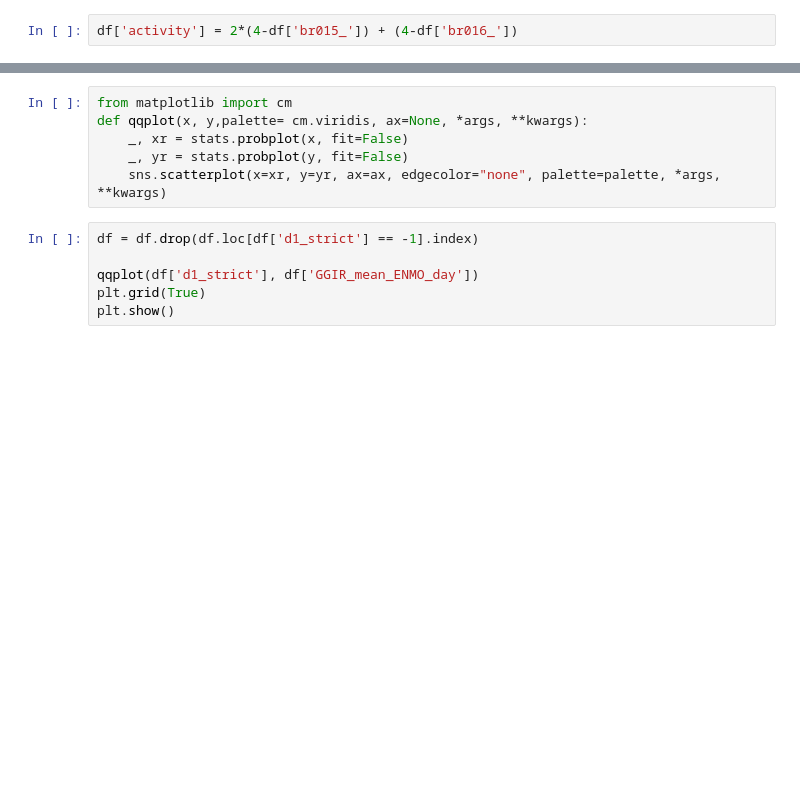
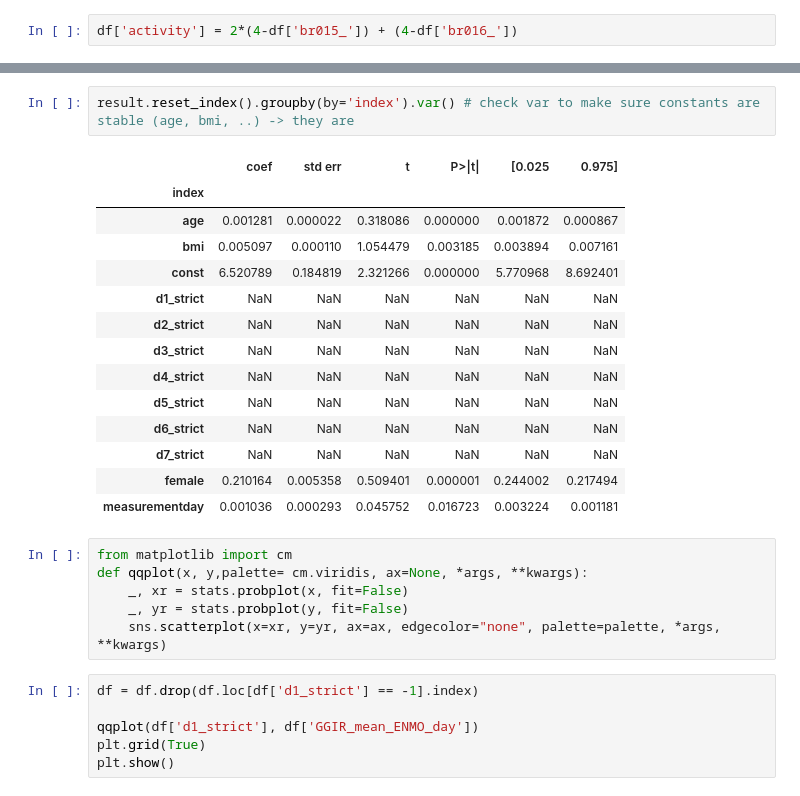
Before and after one commit to mjoeli/csb_project, a Jupyter notebook: regression_day.ipynb, the cells around one changed output, grey strips where cells are left out. Drawn from its saved outputs; the diff is of its cells as text; blank space fills up the shorter version.

```diff
--- a/regression_day.ipynb
+++ b/regression_day.ipynb
@@ -125,3 +197,20 @@ df['activity'] = 2*(4-df['br015_']) + (4-df['br016_'])
+# %%
+result.reset_index().groupby(by='index').var() # check var to make sure constants are stable (age, bmi, ..) -> they are
+# %% [output]
+|  | coef | std err | t | P>|t| | [0.025 | 0.975] |
+| index |  |  |  |  |  |  |
+| age | 0.001281 | 0.000022 | 0.318086 | 0.000000 | 0.001872 | 0.000867 |
+| bmi | 0.005097 | 0.000110 | 1.054479 | 0.003185 | 0.003894 | 0.007161 |
+| const | 6.520789 | 0.184819 | 2.321266 | 0.000000 | 5.770968 | 8.692401 |
+| d1_strict | NaN | NaN | NaN | NaN | NaN | NaN |
+| d2_strict | NaN | NaN | NaN | NaN | NaN | NaN |
+| d3_strict | NaN | NaN | NaN | NaN | NaN | NaN |
+| d4_strict | NaN | NaN | NaN | NaN | NaN | NaN |
+| d5_strict | NaN | NaN | NaN | NaN | NaN | NaN |
+| d6_strict | NaN | NaN | NaN | NaN | NaN | NaN |
+| d7_strict | NaN | NaN | NaN | NaN | NaN | NaN |
+| female | 0.210164 | 0.005358 | 0.509401 | 0.000001 | 0.244002 | 0.217494 |
+| measurementday | 0.001036 | 0.000293 | 0.045752 | 0.016723 | 0.003224 | 0.001181 |
 # %%
 from matplotlib import cm
 def qqplot(x, y,palette= cm.viridis, ax=None, *args, **kwargs):
```
Also changed, not shown: parts of 9 cells of this notebook.
